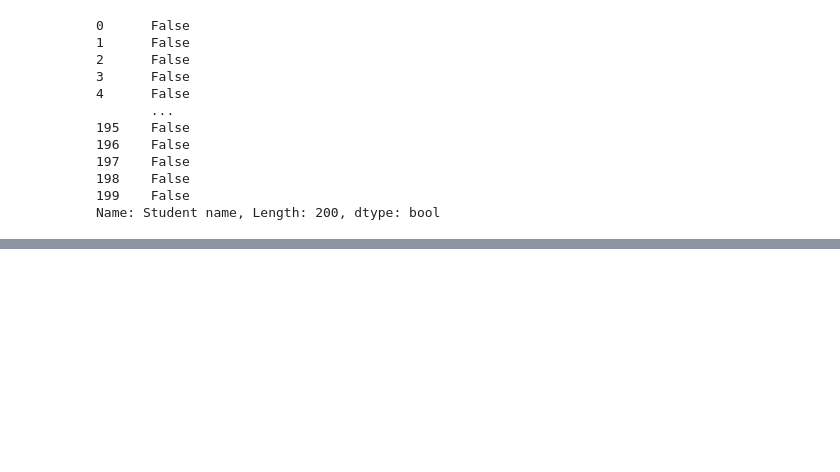
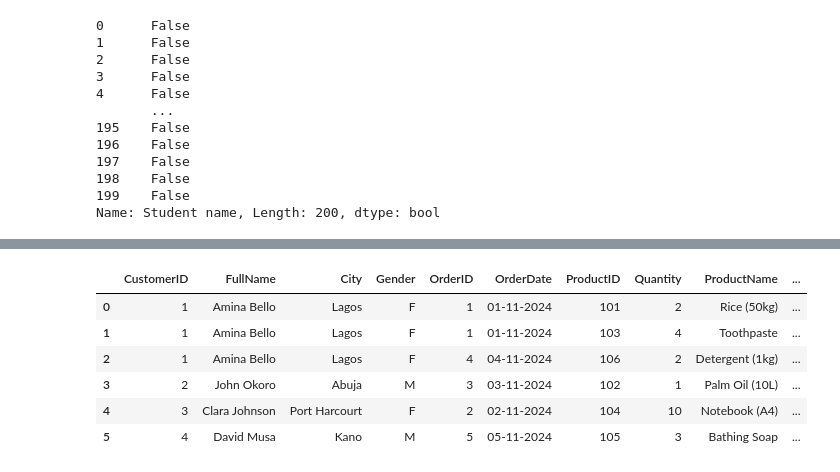
Before and after one commit to Femiolajide/Note, a Jupyter notebook: pop.ipynb, the cells around one changed output, grey strips where cells are left out. Drawn from its saved outputs; the diff is of its cells as text; code cells hidden in the pictures; blank space fills up the shorter version.

```diff
--- a/pop.ipynb
+++ b/pop.ipynb
@@ -1129,0 +1132,11 @@ Name: Student name, Length: 200, dtype: bool
+# %%
+import pandas as pd
+jd = pd.read_excel(
+    r"C:\Users\Dell\Desktop\bt\jjj.xlsx",
+    sheet_name=None # as dict
+)
+cust,prod,order,oi = jd.values()
+cust.merge(order,
+                     on="CustomerID",
+                    #  how="left" INNER
+                     )
@@ -1129,0 +1191,20 @@ Name: Student name, Length: 200, dtype: bool
+# %%
+ful_tab = cust.merge(order,
+                     on="CustomerID",
+                     how="inner"
+                     ).merge(
+                         oi,
+                         on="OrderID"
+                     ).merge(
+                         prod,
+                         on="ProductID"
+                     )
+ful_tab
+# %% [output]
+|  | CustomerID | FullName | City | Gender | OrderID | OrderDate | ProductID | Quantity | ProductName | ... |
+| 0 | 1 | Amina Bello | Lagos | F | 1 | 01-11-2024 | 101 | 2 | Rice (50kg) | ... |
+| 1 | 1 | Amina Bello | Lagos | F | 1 | 01-11-2024 | 103 | 4 | Toothpaste | ... |
+| 2 | 1 | Amina Bello | Lagos | F | 4 | 04-11-2024 | 106 | 2 | Detergent (1kg) | ... |
+| 3 | 2 | John Okoro | Abuja | M | 3 | 03-11-2024 | 102 | 1 | Palm Oil (10L) | ... |
+| 4 | 3 | Clara Johnson | Port Harcourt | F | 2 | 02-11-2024 | 104 | 10 | Notebook (A4) | ... |
+| 5 | 4 | David Musa | Kano | M | 5 | 05-11-2024 | 105 | 3 | Bathing Soap | ... |
```
Also changed, not shown: parts of 14 cells of this notebook.
